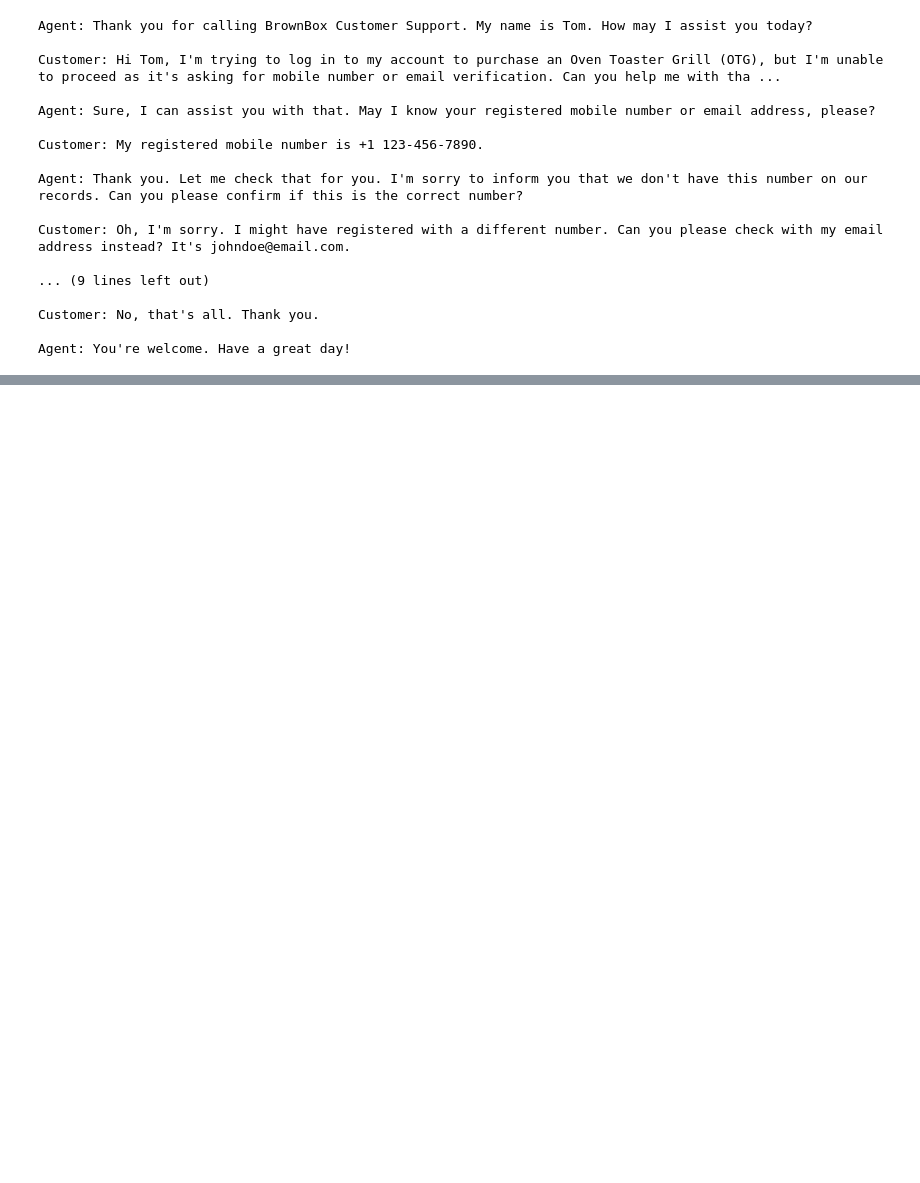
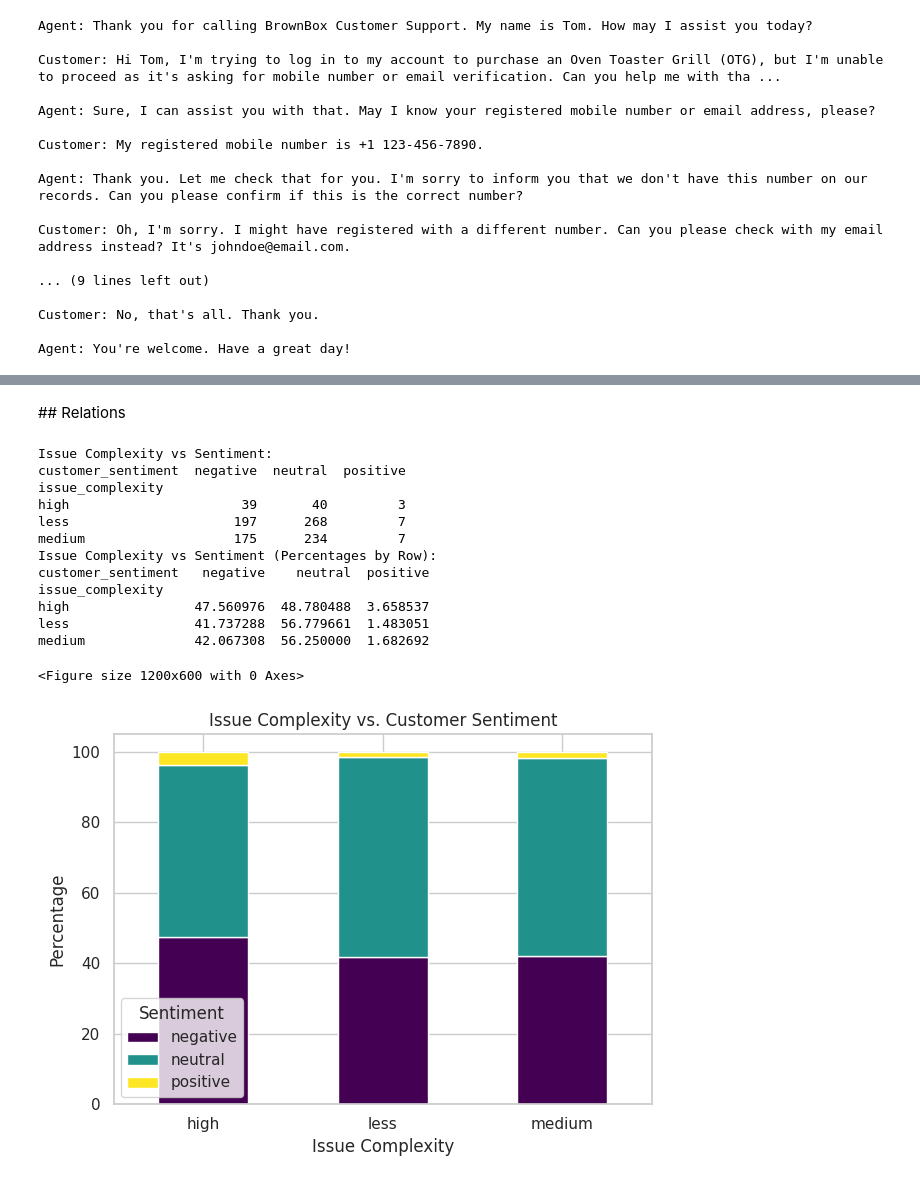
Before and after one commit to utkuden/DI725_assignment, a Jupyter notebook: Assignment_1.ipynb, the cells around one changed output, grey strips where cells are left out. Cells and saved outputs as stored; diff of their text form; code cells hidden in the pictures; blank space fills up the shorter version.

```diff
--- a/Assignment_1.ipynb
+++ b/Assignment_1.ipynb
@@ -144,0 +309,38 @@ Agent: You're welcome. Have a great day!
+# %% [markdown]
+## Relations
+# %%
+print("Issue Complexity vs Sentiment:")
+complexity_sentiment = pd.crosstab(train_df['issue_complexity'], train_df['customer_sentiment'])
+print(complexity_sentiment)
+
+complexity_sentiment_pct = pd.crosstab(train_df['issue_complexity'],
+                                      train_df['customer_sentiment'],
+                                      normalize='index') * 100
+print("Issue Complexity vs Sentiment (Percentages by Row):")
+print(complexity_sentiment_pct)
+
+plt.figure(figsize=(12, 6))
+complexity_sentiment_pct.plot(kind='bar', stacked=True, colormap='viridis')
+plt.title('Issue Complexity vs. Customer Sentiment')
+plt.xlabel('Issue Complexity')
+plt.ylabel('Percentage')
+plt.xticks(rotation=0)
+plt.legend(title='Sentiment')
+plt.tight_layout()
+plt.savefig('figures/complexity_vs_sentiment.png', dpi=300)
+plt.show()
+# %% [output]
+Issue Complexity vs Sentiment:
+customer_sentiment  negative  neutral  positive
+issue_complexity
+high                      39       40         3
+less                     197      268         7
+medium                   175      234         7
+Issue Complexity vs Sentiment (Percentages by Row):
+customer_sentiment   negative    neutral  positive
+issue_complexity
+high                47.560976  48.780488  3.658537
+less                41.737288  56.779661  1.483051
+medium              42.067308  56.250000  1.682692
+<Figure size 1200x600 with 0 Axes>
+[figure, added]
```
Also changed, not shown: parts of 29 cells of this notebook.
